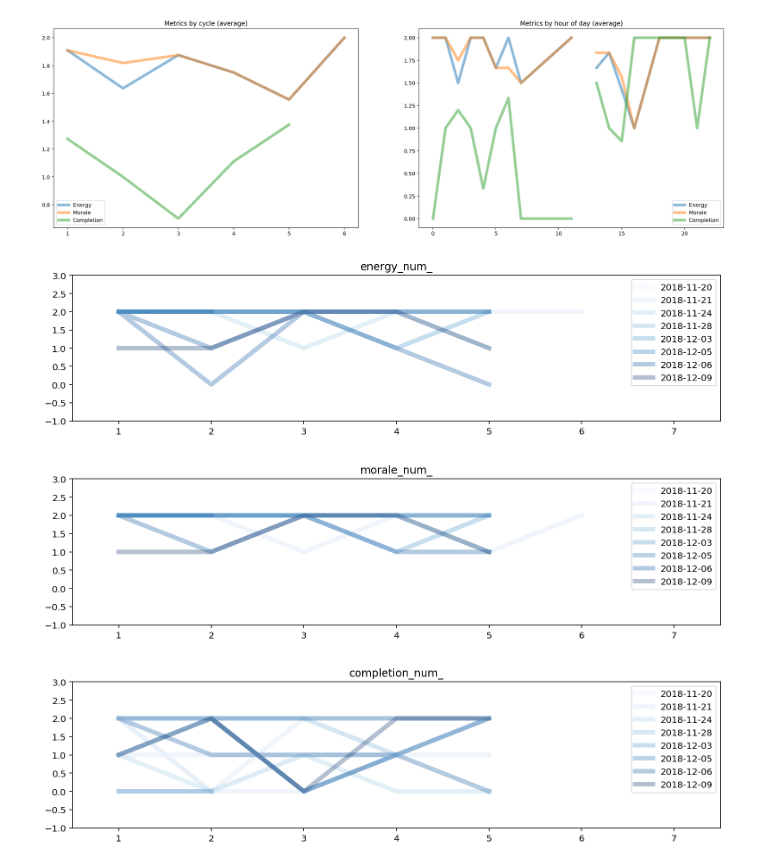
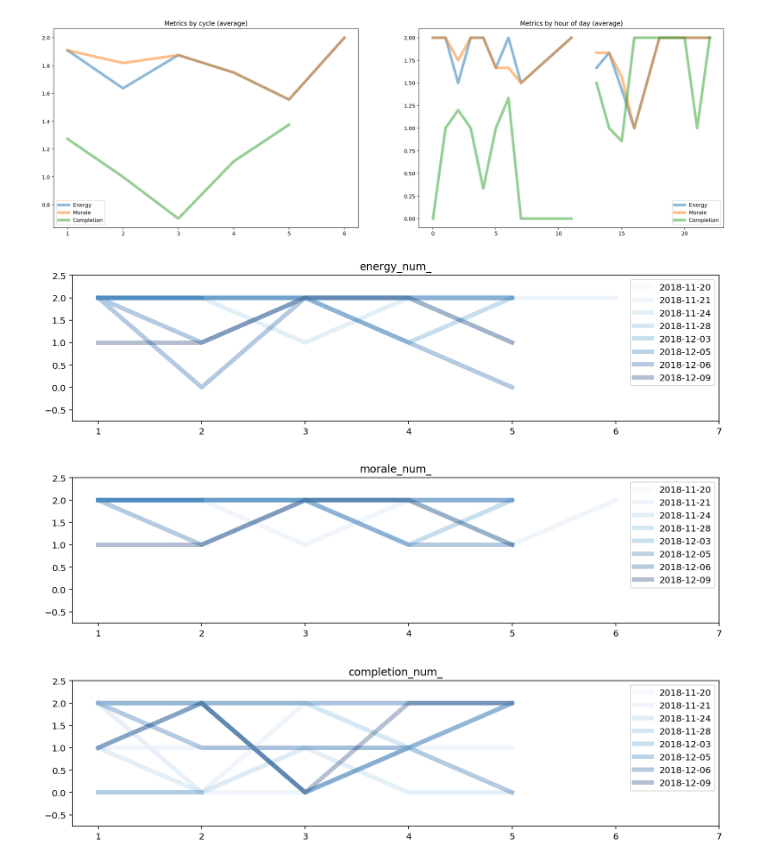
Before and after one commit to samchaaa/uw_stats, a Jupyter notebook: 181208_Work-Cycles-Stats-Copy2.ipynb, the cells around one changed output. Cells and saved outputs as stored; diff of their text form; code cells hidden in the pictures.

```diff
--- a/181208_Work-Cycles-Stats-Copy2.ipynb
+++ b/181208_Work-Cycles-Stats-Copy2.ipynb
@@ -97,7 +97,7 @@ SCOPES = 'https://www.googleapis.com/auth/spreadsheets.readonly'
 
 def main(spreadsheet_id):
 
-    store = file.Storage('sheets_token_path')
+    store = file.Storage(sheets_token_path)
     creds = store.get()
 
     service = build('sheets', 'v4', http = creds.authorize(Http()))
@@ -309,32 +309,33 @@ plt.show()
 # %%
 # Trends over cycles by metric stacked over time (darker lines = more recent)
 
 times = sorted(main_df['createdTime_'].unique())
 
 colors = np.linspace(.1, 1, len(times))
 
 for metric in ['energy_num_',
                'morale_num_',
                'completion_num_']:
 
     plt.figure(figsize=(13, 3))
-    plt.ylim(-1, 3)
-    plt.xlim(.5, 7.5)
+    plt.ylim(-.75, 2.5)
+    plt.xlim(.75, 7)
 
     for x, y in zip(times[::-1], colors):
 
         plt.plot(main_df.loc[main_df['createdTime_'] == x, 'cycle_'],
                  main_df.loc[main_df['createdTime_'] == x, metric],
                  alpha=.3,
                  lw=5,
                  color=plt.cm.Blues(y))
+
     plt.legend(times)
     plt.title(metric)
     plt.show()
 # %% [output]
-[figure, old version]
+[figure, new version]
-[figure, old version]
+[figure, new version]
-[figure, old version]
+[figure, new version]
 # %%
 # # Drop some features to make cleaner.
 # main_df.drop(
```
Also changed, not shown: parts of 2 cells of this notebook.
